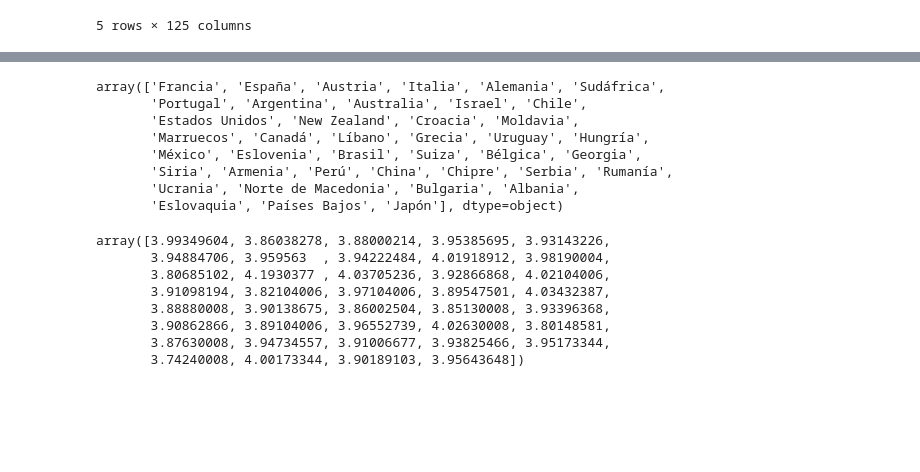
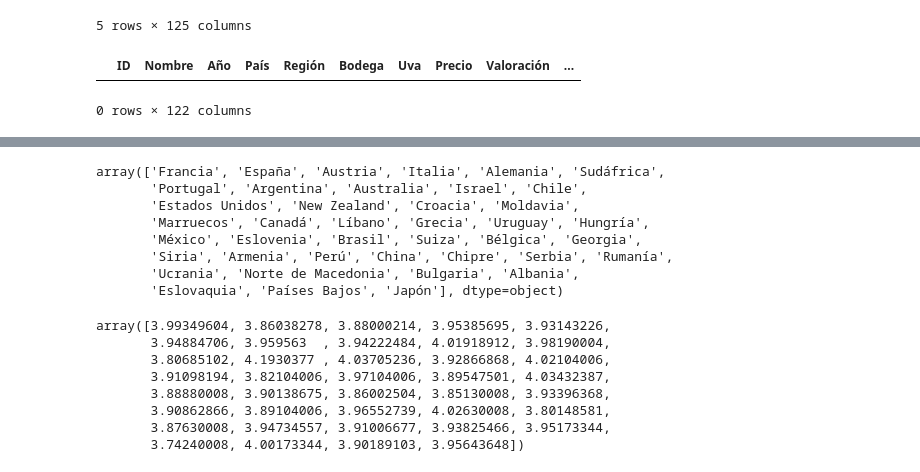
Before and after one commit to chematudela/eligetuvino, a Jupyter notebook: notebook_scripts_aux/eda_modelos_tintos.ipynb, the cells around one changed output, grey strips where cells are left out. Cells and saved outputs as stored; diff of their text form; code cells hidden in the pictures; blank space fills up the shorter version.

```diff
--- a/notebook_scripts_aux/eda_modelos_tintos.ipynb
+++ b/notebook_scripts_aux/eda_modelos_tintos.ipynb
@@ -383,6 +383,11 @@ df_merged_one_hot["ID"] = df_merged_one_hot["ID"].astype(int)
 df_merged_one_hot = df_merged_one_hot.drop(columns=["Tipo de vino","Url","Unnamed: 0"])
 # %%
 df_merged_one_hot[["Nombre","País","Región","Bodega"]] = df_merged_one_hot[["Nombre","País","Región","Bodega"]].astype(str)
+# %%
+df_merged_one_hot[df_merged_one_hot["ID"] == 1217701]
+# %% [output]
+|  | ID | Nombre | Año | País | Región | Bodega | Uva | Precio | Valoración | ... |
+0 rows × 122 columns
 # %%
 df_merged_one_hot_droped= df_merged_one_hot.drop(columns=["Año","Uva","Nombre","Maridajes","Taste_Note_1","Taste_Note_2","Taste_Note_3"])
 # %%
```
Also changed, not shown: parts of 3 cells of this notebook, 6 other files.
